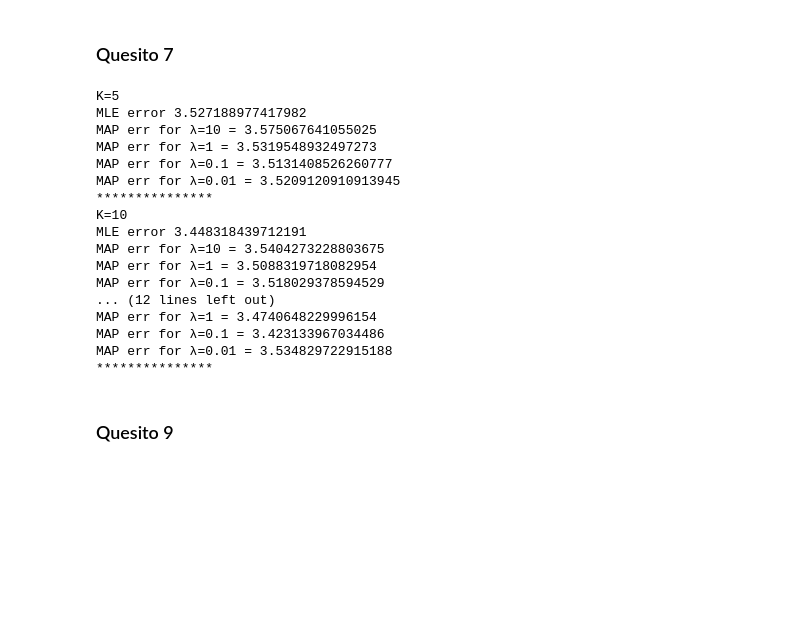
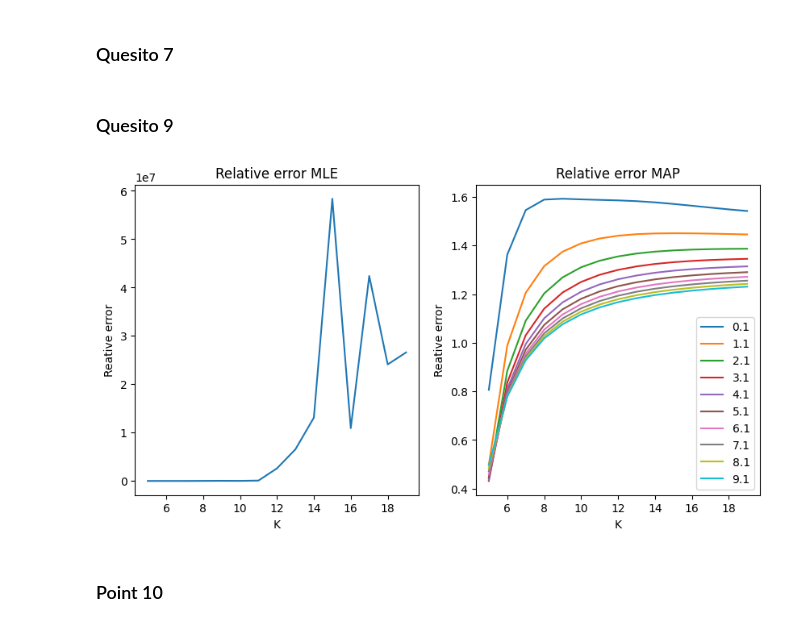
Before and after one commit to francesco-source/Artificial-Intelligence-UNIBO, a Jupyter notebook: Statistical_and_mathematical_methods_for_AI/Exercises/Exercise4.ipynb, the cells around one changed output. Drawn from its saved outputs; the diff is of its cells as text; code cells hidden in the pictures; blank space fills up the shorter version.

```diff
--- a/Statistical_and_mathematical_methods_for_AI/Exercises/Exercise4.ipynb
+++ b/Statistical_and_mathematical_methods_for_AI/Exercises/Exercise4.ipynb
@@ -14,7 +14,7 @@ def Vander(x,K):
 def average_abs_error(theta,Testdata):
     Xtest=Testdata[0]
     Ytest=Testdata[1]
-    return np.linalg.norm(np.vander(Xtest,len(theta))@theta-Ytest,2)*(1/len(Xtest))
+    return np.linalg.norm(np.vander(Xtest,len(theta))@theta-Ytest,2)*(1/len(Ytest))
 
 def split_data(X,Y,NTrain):
     index=np.linspace(0,len(Y)-1,len(Y),dtype=int)
@@ -202,7 +114,7 @@ TEST abs err theta male for K=20 and λ=[1, 0.1, 0.01] is = 0.9411614693642729
 # %% [markdown]
 ### Quesito 7
 # %%
-K_greater=[5,10,20,100]
+K_greater=[ i for i in range(5,100,5)]
 lbmda=[10,1,0.1,0.01]
 for k in K_greater:
     print(f"K={k}")
@@ -218,30 +130,39 @@ for k in K_greater:
         print(f"MLE error",MLE_err) if l==0 else None
         print(f"MAP err for λ={lbmda[l]} =",MAP_err)
     print("***************")
-# %% [output]
-K=5
-MLE error 3.527188977417982
-MAP err for λ=10 = 3.575067641055025
-MAP err for λ=1 = 3.5319548932497273
-MAP err for λ=0.1 = 3.5131408526260777
-MAP err for λ=0.01 = 3.5209120910913945
-***************
-K=10
-MLE error 3.448318439712191
-MAP err for λ=10 = 3.5404273228803675
-MAP err for λ=1 = 3.5088319718082954
-MAP err for λ=0.1 = 3.518029378594529
-... (12 lines left out)
-MAP err for λ=1 = 3.4740648229996154
-MAP err for λ=0.1 = 3.423133967034486
-MAP err for λ=0.01 = 3.534829722915188
-***************
 # %% [markdown]
 ### Quesito 9
-# %%
-K_greater=[5,10,20,100]
-
-def rel_error(theta):
-    return np.linalg.norm(theta-np.concatenate((np.ones((K,)),np.zeros((len(theta)-K,))),axis=0),2)/np.linalg.norm(np.ones((K,)),2)
-for k in K_greater:
-    None
+# %%
+K_greater=np.array([i for i in range(5,20,1)],dtype=int)
+lmbda=[i for i in np.arange(0.1,10,1)]
+def rel_error(theta):
+    return np.linalg.norm(theta-np.concatenate((np.ones((K,)),np.zeros((len(theta)-K,))),axis=0),2)/np.linalg.norm(np.ones((K,)),2)
+
+error_MLE=np.zeros((len(K_greater),))
+error_MAP=np.zeros((len(K_greater),len(lmbda)))
+for k in range(len(K_greater)):
+    Phi=np.vander(Xtrain,K_greater[k])
+    theta_MLE=np.linalg.solve(Phi.T@Phi,Phi.T@Ytrain)
+    error_MLE[k]=rel_error(theta_MLE)
+    for l in range(len(lmbda)):
+        theta_map=ftheta_map((Xtrain,Ytrain),K_greater[k],lmbda[l])
+        error_MAP[k,l]=rel_error(theta_map)
+
+plt.figure(figsize=[10,5])
+plt.subplot(1,2,1)
+plt.title("Relative error MLE")
+plt.xlabel("K")
+plt.ylabel("Reative error")
+plt.plot(K_greater,error_MLE);
+plt.subplot(1,2,2)
+plt.title("Relative error MAP")
+plt.xlabel("K")
+plt.ylabel("Reative error")
+for l in range(len(lmbda)):
+        plt.plot(K_greater,error_MAP[:,l])
+plt.legend([f"{i}" for i in lmbda]);
+plt.show()
+# %% [output]
+[figure, added]
+# %% [markdown]
+### Point 10
```
Also changed, not shown: parts of 3 cells of this notebook.
